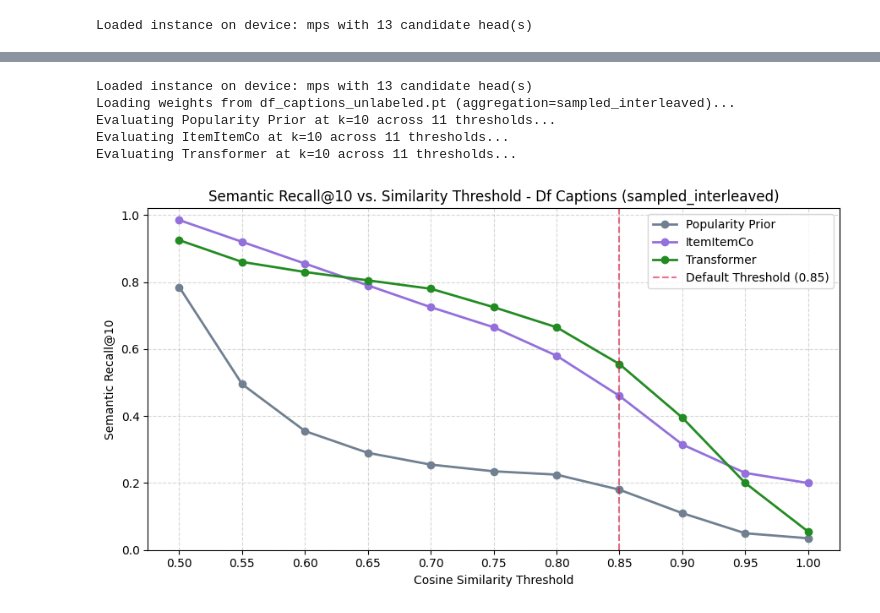
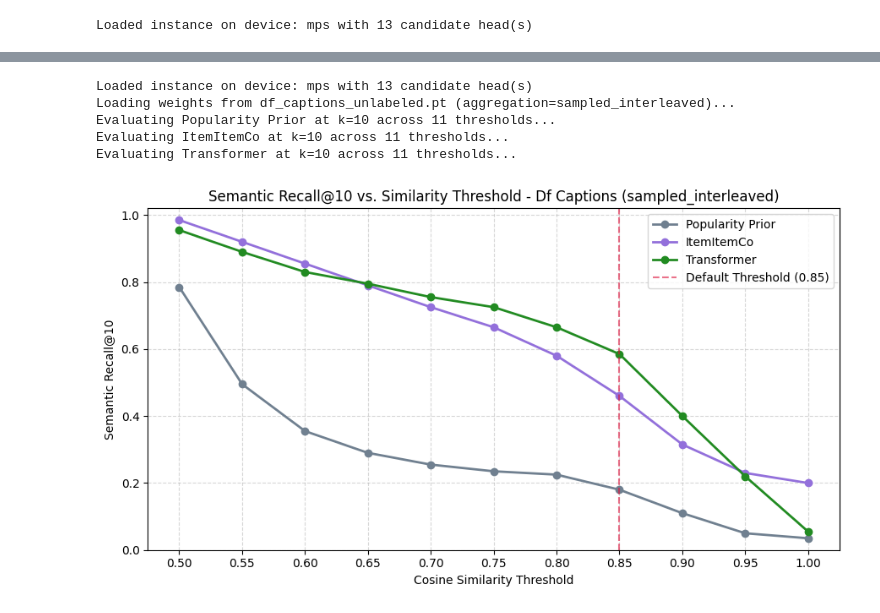
Before and after one commit to lizamaa123/DD2430-Group-17, a Jupyter notebook: notebooks/transformer_tests.ipynb, the cells around one changed output, grey strips where cells are left out. Cells and saved outputs as stored; diff of their text form; code cells hidden in the pictures.

```diff
--- a/notebooks/transformer_tests.ipynb
+++ b/notebooks/transformer_tests.ipynb
@@ -440,6 +445,7 @@ def plot_semantic_recall_over_threshold(
     max_val_rooms: int = 200,
     trans_model_override: str = None,
     aggregation: str = "sampled_interleaved",
+    pop_weight: float = 0.05,
 ):
     import random
     from metrics import recall_at_k, semantic_similarity_at_k
@@ -485,6 +491,8 @@ def plot_semantic_recall_over_threshold(
         model=model_unlabeled,
         item_embeddings=emb_map,
         aggregation=aggregation,
+        train_rooms=rooms_train,
+        pop_weight=pop_weight,
     )
     pop_model = PopularityPrior()
     pop_model.fit(rooms_train)
@@ -525,31 +533,31 @@ def plot_semantic_recall_over_threshold(
 
     # 5. Plot
     colors = {
         "Popularity Prior": "slategray",
         "ItemItemCo": "mediumpurple",
         "Transformer": "forestgreen",
     }
 
     fig, ax = plt.subplots(figsize=(9, 5))
     for name in models:
         ax.plot(thresholds, scores[name], marker="o", linewidth=2, color=colors[name], label=name)
 
     ax.axvline(0.85, color="crimson", linestyle="--", alpha=0.6, label="Default Threshold (0.85)")
     ax.set_title(f"Semantic Recall@{k} vs. Similarity Threshold - {dataset.replace('_', ' ').title()} ({aggregation})")
     ax.set_xlabel("Cosine Similarity Threshold")
     ax.set_ylabel(f"Semantic Recall@{k}")
     ax.set_xticks(thresholds)
     ax.set_ylim(0.0, 1.02)
     ax.grid(True, linestyle="--", alpha=0.5)
     ax.legend()
     plt.tight_layout()
     plt.show()
 
 plot_semantic_recall_over_threshold(dataset="df_captions", labeled=False, k=10, max_val_rooms=200, aggregation="sampled_interleaved")
 # %% [output]
 Loaded instance on device: mps with 13 candidate head(s)
 Loading weights from df_captions_unlabeled.pt (aggregation=sampled_interleaved)...
 Evaluating Popularity Prior at k=10 across 11 thresholds...
 Evaluating ItemItemCo at k=10 across 11 thresholds...
 Evaluating Transformer at k=10 across 11 thresholds...
-[figure, old version]
+[figure, new version]
```
Also changed, not shown: parts of 2 cells of this notebook, 1 other file.
